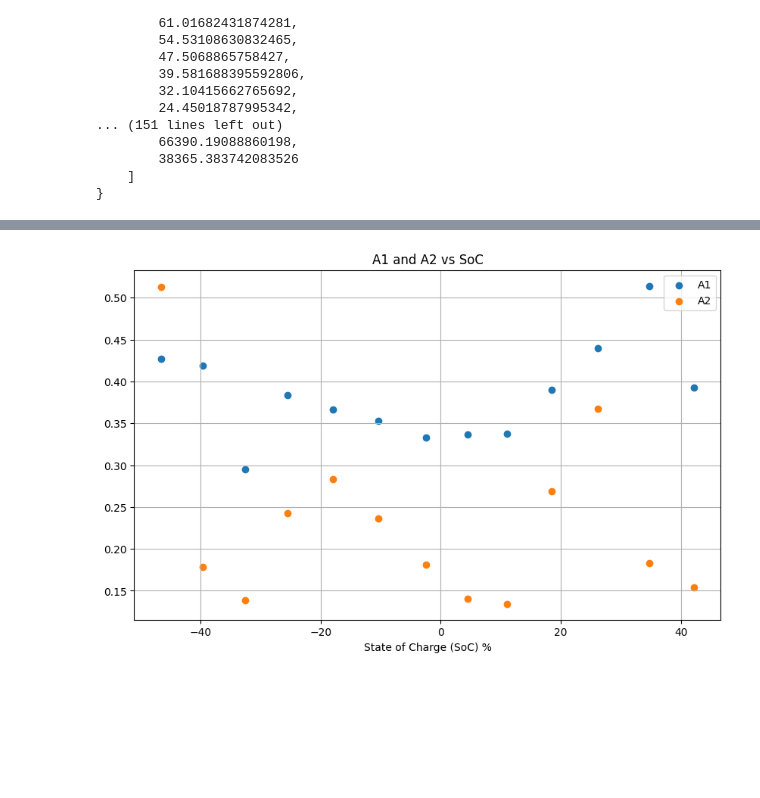
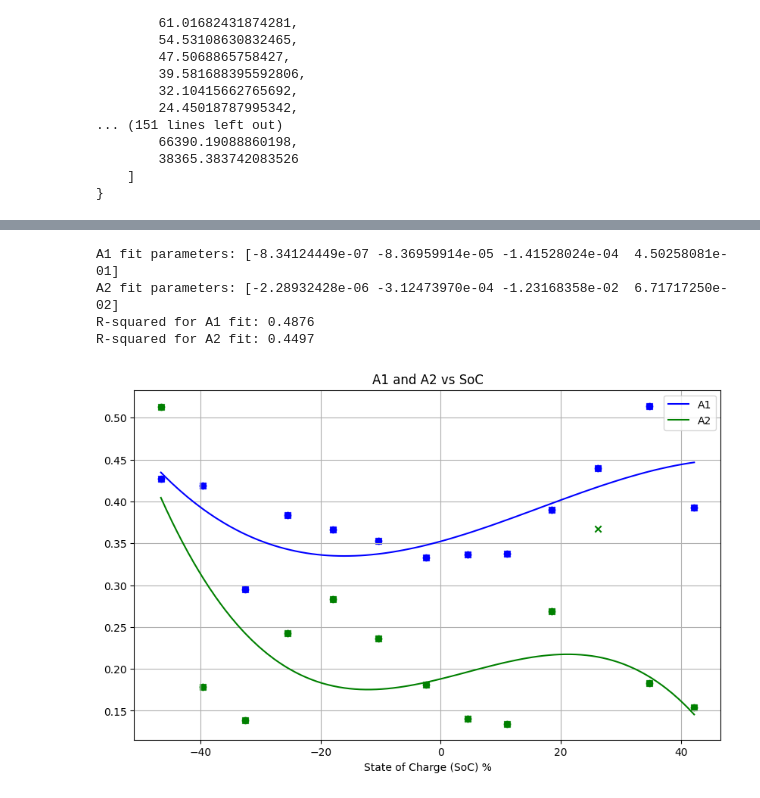
Before and after one commit to Inverated/Proa-II-Electrical-Setup, a Jupyter notebook: Calibration Data 2/Data/calibration_code/4.rc-curve-fit.ipynb, the cells around one changed output, grey strips where cells are left out. Saved outputs shown, nothing was run; the diff lists cells and outputs as text; code cells hidden in the pictures; blank space fills up the shorter version.

```diff
--- a/Calibration Data 2/Data/calibration_code/4.rc-curve-fit.ipynb
+++ b/Calibration Data 2/Data/calibration_code/4.rc-curve-fit.ipynb
@@ -302,16 +459,23 @@ for i in range(len(fitted_params_list["c2"])):
 # %%
-CENTER = 50 # Shift center of graph at 50% SoC to origin
-c_model = lambda x, a, b, c: a * (x - CENTER)**2 + b * (x - CENTER)**1 + c
+c2_cleaned = []
+c2_soc = []
+
+c2_index_to_drop = [10]
+for i in range(len(fitted_params_list["c2"])):
+    if i not in c2_index_to_drop:
+        c2_cleaned.append(fitted_params_list["c2"][i])
+        c2_soc.append(normalised_soc[i])
 
 c2_params, _ = curve_fit.curve_fit(c_model, c2_soc, c2_cleaned)
 print(f"C2 quartic fit parameters: {c2_params}")
-
+print(f"R-squared for C2 fit (filtered): {r_squared(np.array(c2_soc), np.array(c2_cleaned), c_model, *c2_params):.4f}")
+print(f"R-squared for C2 fit (original): {r_squared(np.array(normalised_soc), np.array(fitted_params_list['c2']), c_model, *c2_params):.4f}")
 x_fit_c = np.linspace(min(c2_soc), max(c2_soc), 100)
 
 plt.figure(figsize=(10, 6))
 plt.scatter(c2_soc, c2_cleaned, label='C2 Data', color='red')
 plt.plot(x_fit_c, c_model(x_fit_c, *c2_params), label='C2 Fit', color='red')
-plt.scatter(normalised_soc, fitted_params_list["c2"], label='Original C2 Data', color='cyan', alpha=0.5)
+plt.scatter(normalised_soc, fitted_params_list["c2"], label='Original C2 Data', color='red', marker='x', alpha=0.5)
 plt.title('Fit for C2 vs SoC')
 plt.xlabel('State of Charge (SoC) %')
 plt.legend()
@@ -323,11 +489,51 @@ C2 quartic fit parameters: [-3.15034836e+00 -3.33668019e+02  4.71934163e+04]
 # %%
+a1_cleaned = []
+a1_soc = []
+a2_cleaned = []
+a2_soc = []
+
+a1_index_to_drop = []
+a2_index_to_drop = [2]
+
+for i in range(len(normalised_soc)):
+    if i not in a1_index_to_drop:
+        a1_cleaned.append(fitted_params_list["A1"][i])
+        a1_soc.append(normalised_soc[i])
+
+    if i not in a2_index_to_drop:
+        a2_cleaned.append(fitted_params_list["A2"][i])
+        a2_soc.append(normalised_soc[i])
+
+
+CENTER = 50 # Shift center of graph at 50% SoC to origin
+a_model = lambda x, a, b, c, d: a * (x - CENTER)**3 + b * (x - CENTER)**2 + c * (x - CENTER)**1 + d
+
+a1_params, _ = curve_fit.curve_fit(a_model, a1_soc, a1_cleaned)
+a2_params, _ = curve_fit.curve_fit(a_model, a2_soc, a2_cleaned)
+print(f"A1 fit parameters: {a1_params}")
+print(f"A2 fit parameters: {a2_params}")
+print(f"R-squared for A1 fit: {r_squared(np.array(a1_soc), np.array(a1_cleaned), a_model, *a1_params):.4f}")
+print(f"R-squared for A2 fit: {r_squared(np.array(a2_soc), np.array(a2_cleaned), a_model, *a2_params):.4f}")
+
+soc_range = np.linspace(min(normalised_soc), max(normalised_soc), 100)
+a1_fit = a_model(soc_range, *a1_params)
+a2_fit = a_model(soc_range, *a2_params)
+
 plt.figure(figsize=(10, 6))
-plt.scatter(normalised_soc, fitted_params_list["A1"])
-plt.scatter(normalised_soc, fitted_params_list["A2"])
+plt.plot(soc_range, a1_fit, label='A1 Fit', color='blue')
+plt.plot(soc_range, a2_fit, label='A2 Fit', color='green')
+plt.scatter(a1_soc, a1_cleaned, label='A1 Data', color='blue', marker='o')
+plt.scatter(a2_soc, a2_cleaned, label='A2 Data', color='green', marker='o')
+plt.scatter(normalised_soc, fitted_params_list["A1"], label='A1 Data', color='blue', marker='x')
+plt.scatter(normalised_soc, fitted_params_list["A2"], label='A2 Data', color='green', marker='x')
 plt.title('A1 and A2 vs SoC')
 plt.xlabel('State of Charge (SoC) %')
 plt.legend(['A1', 'A2'])
 plt.grid()
 plt.show()
 # %% [output]
+A1 fit parameters: [-8.34124449e-07 -8.36959914e-05 -1.41528024e-04  4.50258081e-01]
+A2 fit parameters: [-2.28932428e-06 -3.12473970e-04 -1.23168358e-02  6.71717250e-02]
+R-squared for A1 fit: 0.4876
+R-squared for A2 fit: 0.4497
-[figure, old version]
+[figure, new version]
```
Also changed, not shown: parts of 21 cells of this notebook, 33 other files.
